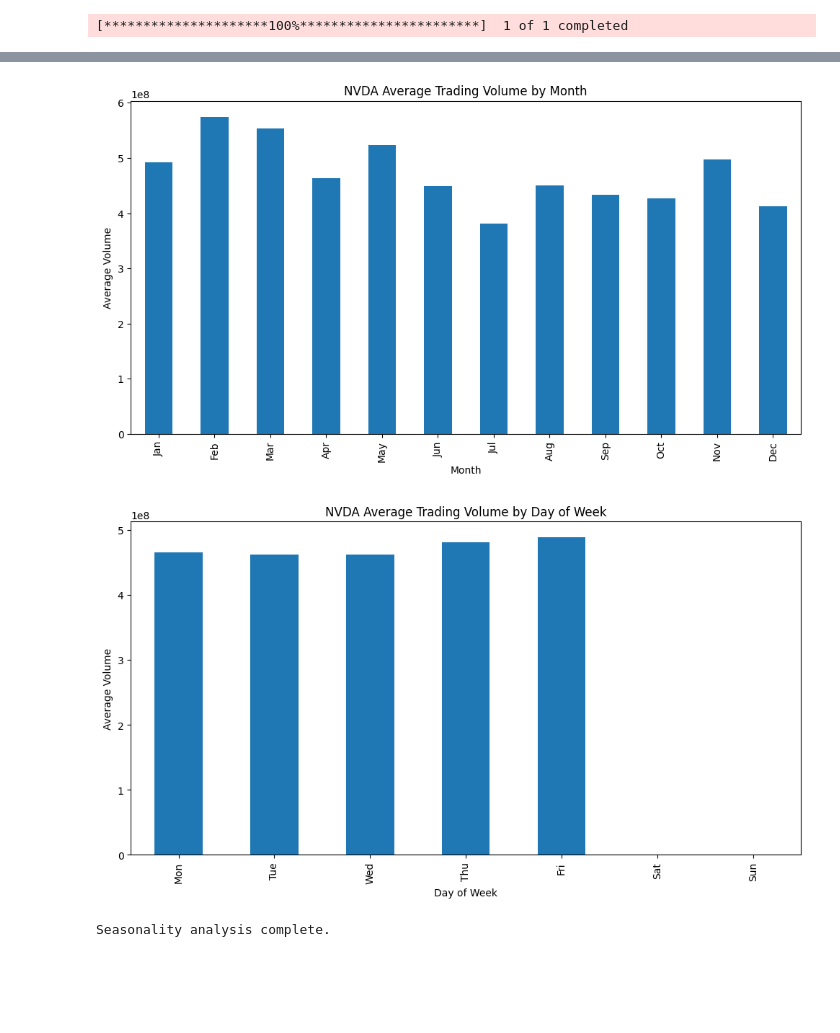
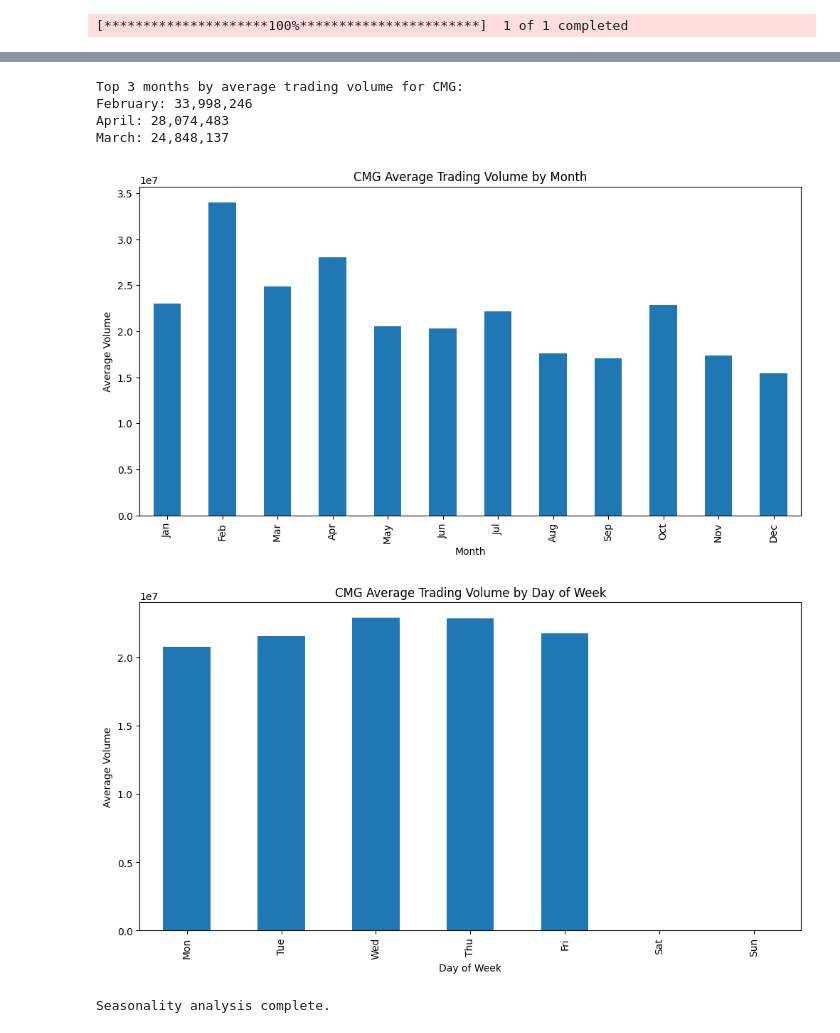
Before and after one commit to Slamwise/Trading-Strategies, a Jupyter notebook: volume/seasonality.ipynb, the cells around one changed output, grey strips where cells are left out. Saved outputs shown, nothing was run; the diff lists cells and outputs as text; code cells hidden in the pictures; blank space fills up the shorter version.

```diff
--- a/volume/seasonality.ipynb
+++ b/volume/seasonality.ipynb
@@ -4,9 +4,11 @@ import pandas as pd
 import numpy as np
 import matplotlib.pyplot as plt
 from statsmodels.tsa.seasonal import seasonal_decompose
+import warnings
+warnings.filterwarnings("ignore")
 
 # Download NVDA data
-ticker = "NVDA"
+ticker = "CMG"
 data = yf.download(ticker, start="2018-01-01", end="2024-10-01")
 
 # Resample data to different frequencies
@@ -46,6 +48,19 @@ plot_seasonal_decompose(weekly_volume, 'Weekly')
 monthly_avg = daily_volume.groupby(daily_volume.index.month).mean()
 monthly_avg = monthly_avg.reindex(range(1, 13), fill_value=0)
 
+# Sort monthly average volume in descending order and get top 3
+top_3_months = monthly_avg.sort_values(ascending=False).head(3)
+
+# Create a dictionary to map month numbers to month names
+month_names = {1: 'January', 2: 'February', 3: 'March', 4: 'April', 5: 'May', 6: 'June',
+               7: 'July', 8: 'August', 9: 'September', 10: 'October', 11: 'November', 12: 'December'}
+
+# Print the top 3 months by average volume
+print(f"\nTop 3 months by average trading volume for {ticker}:")
+for month, volume in top_3_months.items():
+    print(f"{month_names[month]}: {volume:,.0f}")
+
+
 # Plot average volume by month
 plt.figure(figsize=(12, 6))
 monthly_avg.plot(kind='bar')
@@ -77,6 +92,10 @@ print("Seasonality analysis complete.")
+Top 3 months by average trading volume for CMG:
+February: 33,998,246
+April: 28,074,483
+March: 24,848,137
-[figure, old version]
+[figure, new version]
-[figure, old version]
+[figure, new version]
-Seasonality analysis complete.
+Seasonality analysis complete.
 # %%
 import plotly.graph_objects as go
 from plotly.subplots import make_subplots
```
Also changed, not shown: parts of 1 cell of this notebook, 2 other files.
